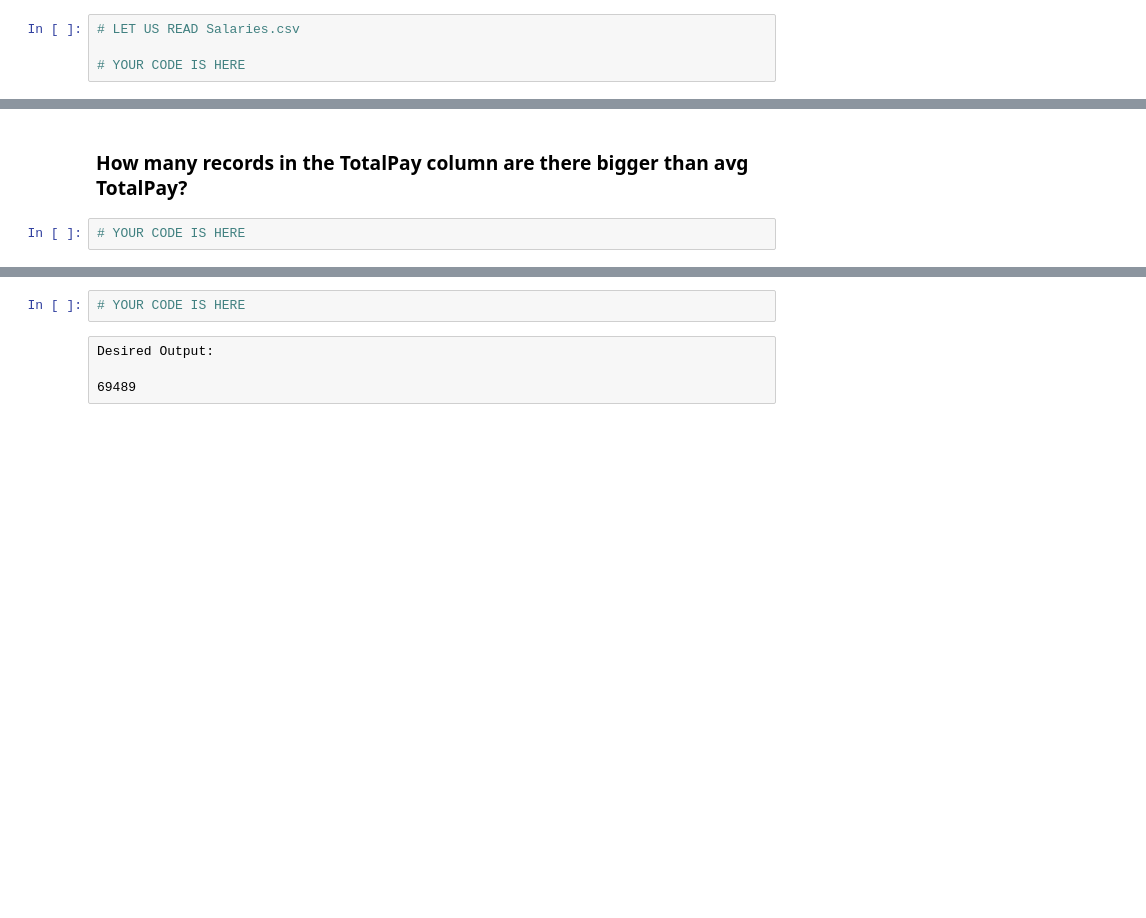
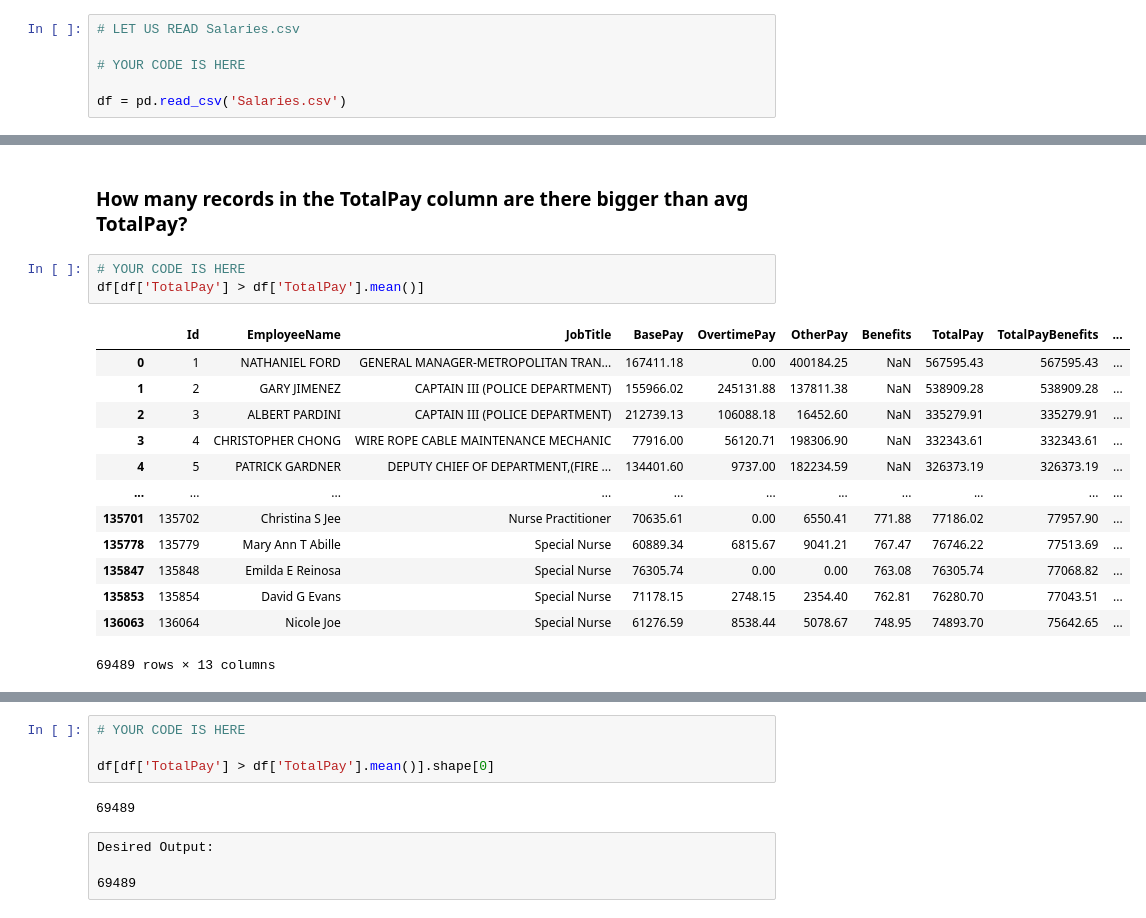
Before and after one commit to omer-faruk-oncu/Assignments, a Jupyter notebook: Assignment_01_Student.ipynb, the cells around one changed output, grey strips where cells are left out. Cells and saved outputs as stored; diff of their text form; blank space fills up the shorter version.

```diff
--- a/Assignment_01_Student.ipynb
+++ b/Assignment_01_Student.ipynb
@@ -635,6 +635,8 @@ Requirement already satisfied: psutil in /Users/mert/anaconda3/lib/python3.11/si
 # LET US READ Salaries.csv
 
 # YOUR CODE IS HERE
+
+df = pd.read_csv('Salaries.csv')
 # %%
 # LET US LOOK AT THE FIRST 5 ROWS
 
@@ -734,12 +809,31 @@ Desired Output:
 ### How many records in the TotalPay column are there bigger than avg TotalPay?
 # %%
 # YOUR CODE IS HERE
+df[df['TotalPay'] > df['TotalPay'].mean()]
+# %% [output]
+|  | Id | EmployeeName | JobTitle | BasePay | OvertimePay | OtherPay | Benefits | TotalPay | TotalPayBenefits | ... |
+| 0 | 1 | NATHANIEL FORD | GENERAL MANAGER-METROPOLITAN TRAN... | 167411.18 | 0.00 | 400184.25 | NaN | 567595.43 | 567595.43 | ... |
+| 1 | 2 | GARY JIMENEZ | CAPTAIN III (POLICE DEPARTMENT) | 155966.02 | 245131.88 | 137811.38 | NaN | 538909.28 | 538909.28 | ... |
+| 2 | 3 | ALBERT PARDINI | CAPTAIN III (POLICE DEPARTMENT) | 212739.13 | 106088.18 | 16452.60 | NaN | 335279.91 | 335279.91 | ... |
+| 3 | 4 | CHRISTOPHER CHONG | WIRE ROPE CABLE MAINTENANCE MECHANIC | 77916.00 | 56120.71 | 198306.90 | NaN | 332343.61 | 332343.61 | ... |
+| 4 | 5 | PATRICK GARDNER | DEPUTY CHIEF OF DEPARTMENT,(FIRE ... | 134401.60 | 9737.00 | 182234.59 | NaN | 326373.19 | 326373.19 | ... |
+| ... | ... | ... | ... | ... | ... | ... | ... | ... | ... | ... |
+| 135701 | 135702 | Christina S Jee | Nurse Practitioner | 70635.61 | 0.00 | 6550.41 | 771.88 | 77186.02 | 77957.90 | ... |
+| 135778 | 135779 | Mary Ann T Abille | Special Nurse | 60889.34 | 6815.67 | 9041.21 | 767.47 | 76746.22 | 77513.69 | ... |
+| 135847 | 135848 | Emilda E Reinosa | Special Nurse | 76305.74 | 0.00 | 0.00 | 763.08 | 76305.74 | 77068.82 | ... |
+| 135853 | 135854 | David G Evans | Special Nurse | 71178.15 | 2748.15 | 2354.40 | 762.81 | 76280.70 | 77043.51 | ... |
+| 136063 | 136064 | Nicole Joe | Special Nurse | 61276.59 | 8538.44 | 5078.67 | 748.95 | 74893.70 | 75642.65 | ... |
+69489 rows × 13 columns
 # %% [markdown]
 Desired Output:
 
 ![image.png](https://i.ibb.co/nj84FbZ/assignment1d.png)
 # %%
 # YOUR CODE IS HERE
+
+df[df['TotalPay'] > df['TotalPay'].mean()].shape[0]
+# %% [output]
+69489
 # %% [raw]
 Desired Output:
 
```
Also changed, not shown: parts of 26 cells of this notebook.
